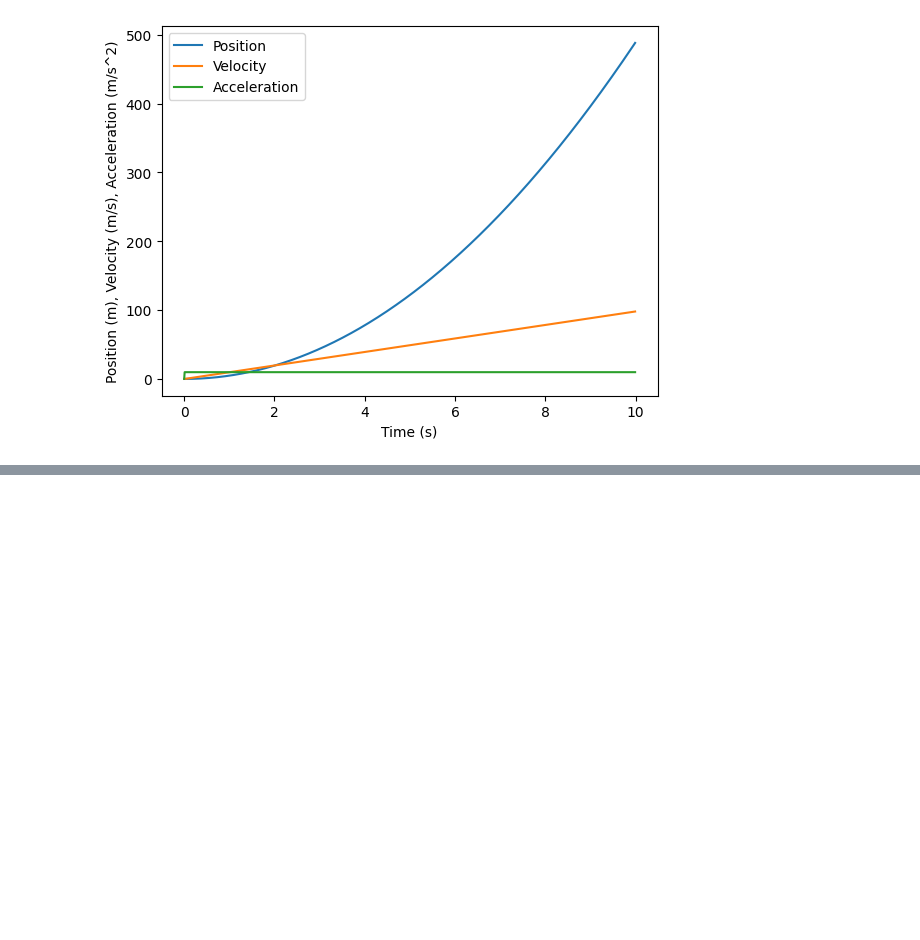
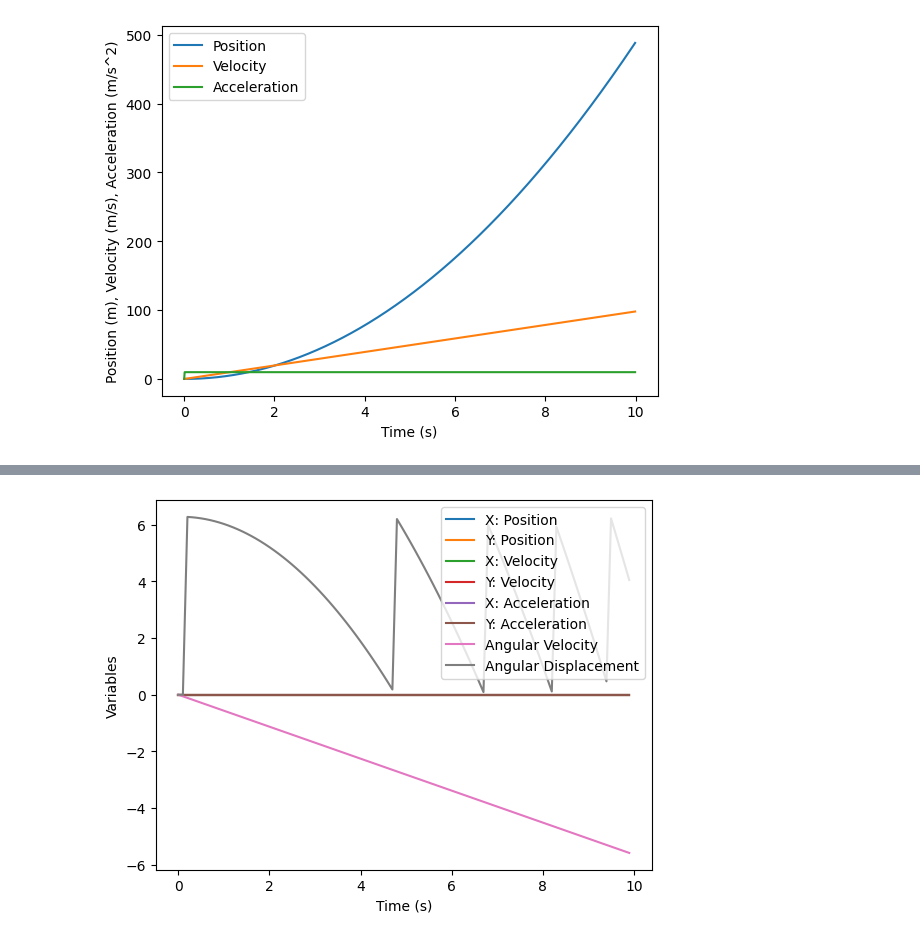
Before and after one commit to charlottefreedman/python-refresher, a Jupyter notebook: simulation.ipynb, the cells around one changed output, grey strips where cells are left out. Cells and saved outputs as stored; diff of their text form; code cells hidden in the pictures; blank space fills up the shorter version.

```diff
--- a/simulation.ipynb
+++ b/simulation.ipynb
@@ -54,0 +60,5 @@ plt.show()
+# %%
+(time, x, y, theta, v, omega, linear_acceleration) = physics.simulate_auv2_motion(np.array([10, 0, 10, 0]), 4, 2, 2)
+physics.plot_auv2_motion(time, x, y, theta, v, omega, linear_acceleration)
+# %% [output]
+[figure, added]
```
Also changed, not shown: parts of 3 cells of this notebook, 2 other files.
